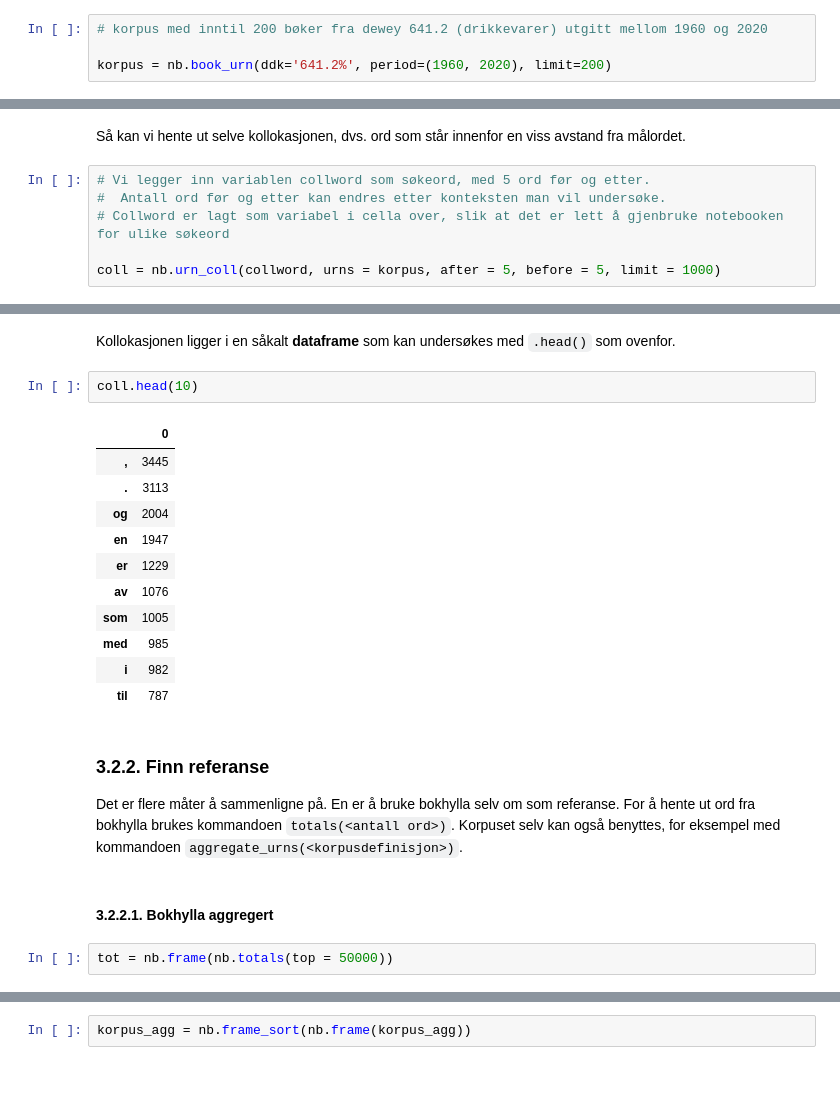
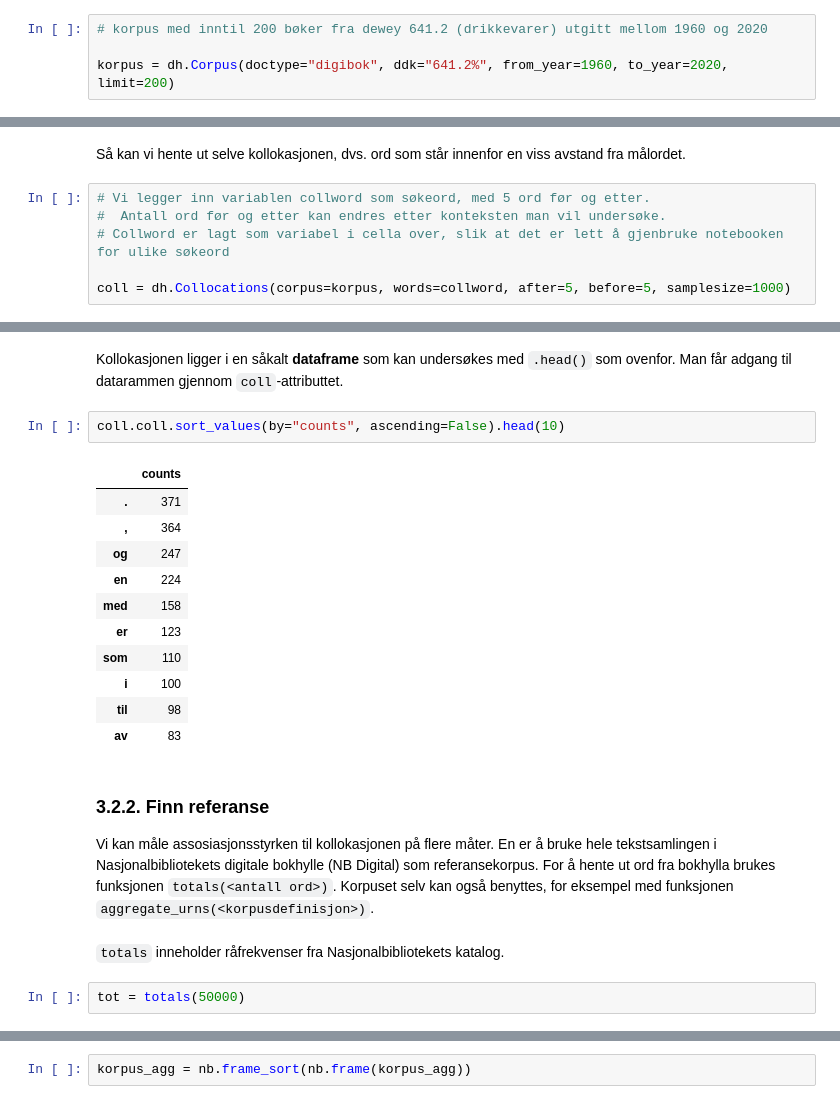
Before and after one commit to NationalLibraryOfNorway/digital_tekstanalyse, a Jupyter notebook: 3_Kollokasjoner.ipynb, the cells around one changed output, grey strips where cells are left out. Saved outputs shown, nothing was run; the diff lists cells and outputs as text; blank space fills up the shorter version.

````diff
--- a/3_Kollokasjoner.ipynb
+++ b/3_Kollokasjoner.ipynb
@@ -22,4 +19,4 @@ For å finne relevant dewey-klassifikasjon kan [Webdewey](http://deweysearchno.p
 # %%
 # korpus med inntil 200 bøker fra dewey 641.2 (drikkevarer) utgitt mellom 1960 og 2020
 
-korpus = nb.book_urn(ddk='641.2%', period=(1960, 2020), limit=200)
+korpus = dh.Corpus(doctype="digibok", ddk="641.2%", from_year=1960, to_year=2020, limit=200)
@@ -79,4 +61,4 @@ Så kan vi hente ut selve kollokasjonen, dvs. ord som står innenfor en viss avs
 #  Antall ord før og etter kan endres etter konteksten man vil undersøke.
 # Collword er lagt som variabel i cella over, slik at det er lett å gjenbruke notebooken for ulike søkeord
 
-coll = nb.urn_coll(collword, urns = korpus, after = 5, before = 5, limit = 1000)
+coll = dh.Collocations(corpus=korpus, words=collword, after=5, before=5, samplesize=1000)
@@ -83,28 +75,28 @@ coll = nb.urn_coll(collword, urns = korpus, after = 5, before = 5, limit = 1000)
 # %% [markdown]
-Kollokasjonen ligger i en såkalt **dataframe** som kan undersøkes med `.head()` som ovenfor.
+Kollokasjonen ligger i en såkalt **dataframe** som kan undersøkes med `.head()` som ovenfor. Man får adgang til datarammen gjennom `coll`-attributtet.
 # %%
-coll.head(10)
+coll.coll.sort_values(by="counts", ascending=False).head(10)
 # %% [output]
-|  | 0 |
-| , | 3445 |
-| . | 3113 |
-| og | 2004 |
-| en | 1947 |
-| er | 1229 |
-| av | 1076 |
-| som | 1005 |
-| med | 985 |
-| i | 982 |
-| til | 787 |
+|  | counts |
+| . | 371 |
+| , | 364 |
+| og | 247 |
+| en | 224 |
+| med | 158 |
+| er | 123 |
+| som | 110 |
+| i | 100 |
+| til | 98 |
+| av | 83 |
 # %% [markdown]
 
 ### 3.2.2. Finn referanse
 
-Det er flere måter å sammenligne på. En er å bruke bokhylla selv om som referanse. For å hente ut ord fra bokhylla brukes kommandoen `totals(<antall ord>)`. Korpuset selv kan også benyttes, for eksempel med kommandoen `aggregate_urns(<korpusdefinisjon>)`.
+Vi kan måle assosiasjonsstyrken til kollokasjonen på flere måter. En er å bruke hele tekstsamlingen i Nasjonalbibliotekets digitale bokhylle  (NB Digital) som referansekorpus. For å hente ut ord fra bokhylla brukes funksjonen `totals(<antall ord>)`. Korpuset selv kan også benyttes, for eksempel med funksjonen `aggregate_urns(<korpusdefinisjon>)`.
-# %% [markdown]
-#### 3.2.2.1. Bokhylla aggregert
+# %% [markdown]
+```totals``` inneholder råfrekvenser fra Nasjonalbibliotekets katalog.
 # %%
-tot = nb.frame(nb.totals(top = 50000))
+tot = totals(50000)
 # %%
 tot.head()
 # %% [output]
````
Also changed, not shown: parts of 45 cells of this notebook, 2 other files.
